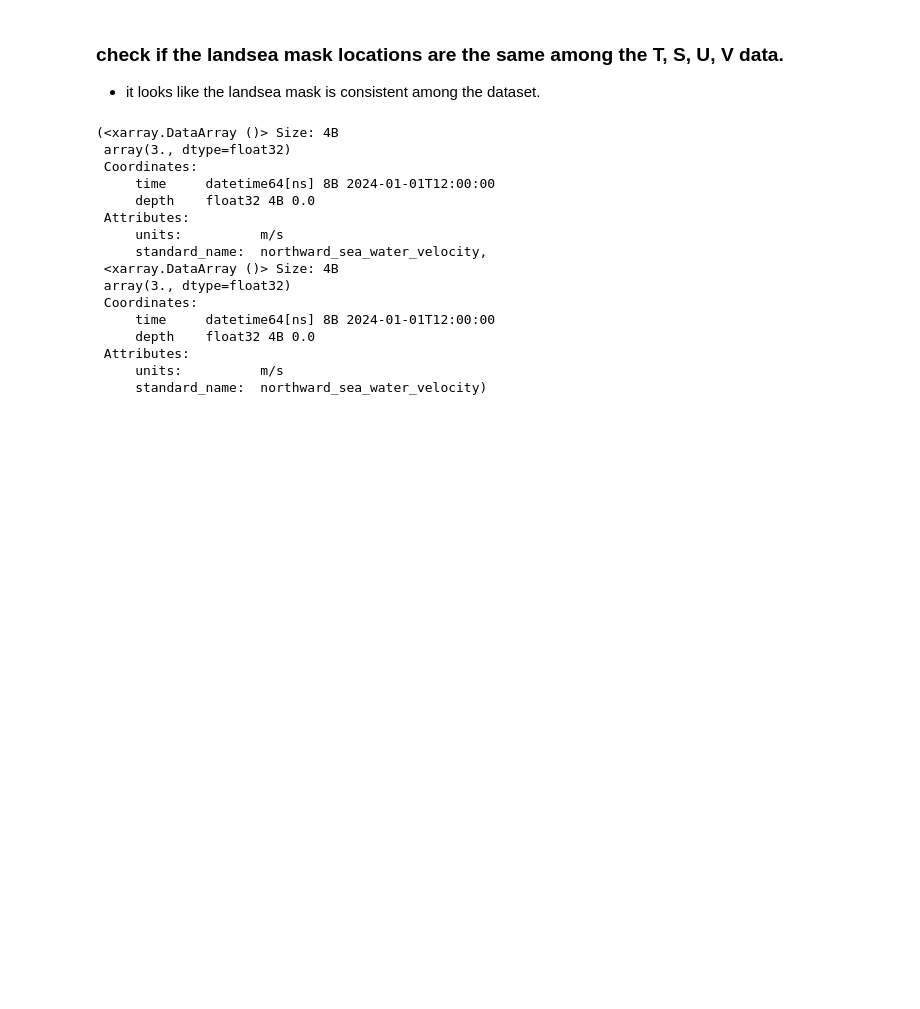
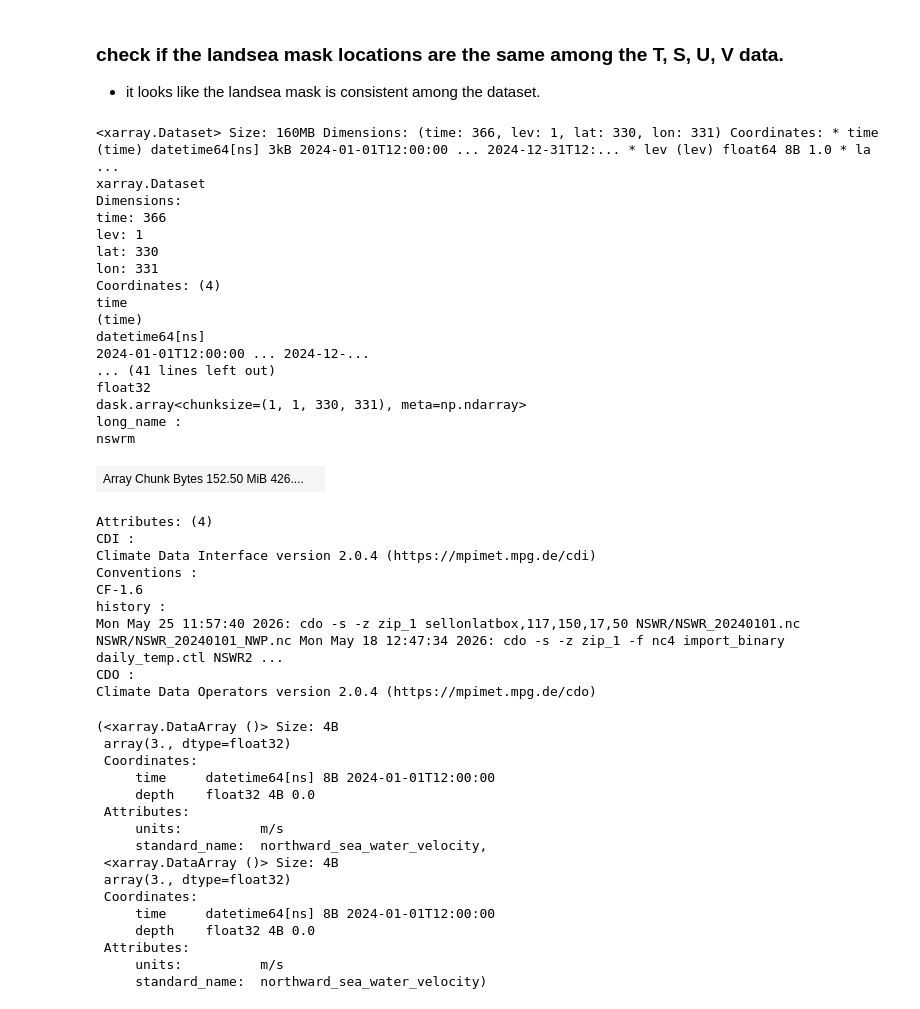
Before and after one commit to hakaseh/py-off-bgc, a Jupyter notebook: preprocess/interpolate_jcope.ipynb, the cells around one changed output. Drawn from its saved outputs; the diff is of its cells as text; code cells hidden in the pictures; blank space fills up the shorter version.

```diff
--- a/preprocess/interpolate_jcope.ipynb
+++ b/preprocess/interpolate_jcope.ipynb
@@ -135,6 +135,36 @@ Interpolation finished!
 # %% [markdown]
 ### check if the landsea mask locations are the same among the T, S, U, V data.
 * it looks like the landsea mask is consistent among the dataset.
+# %%
+xr.open_mfdataset('../input/JCOPE-FGO/nc_sigma/NSWR/NSWR_*_NWP.nc')
+# %% [output]
+<xarray.Dataset> Size: 160MB Dimensions: (time: 366, lev: 1, lat: 330, lon: 331) Coordinates: * time (time) datetime64[ns] 3kB 2024-01-01T12:00:00 ... 2024-12-31T12:... * lev (lev) float64 8B 1.0 * la ...
+xarray.Dataset
+Dimensions:
+time: 366
+lev: 1
+lat: 330
+lon: 331
+Coordinates: (4)
+time
+(time)
+datetime64[ns]
+2024-01-01T12:00:00 ... 2024-12-...
+... (41 lines left out)
+float32
+dask.array<chunksize=(1, 1, 330, 331), meta=np.ndarray>
+long_name :
+nswrm
+| Array Chunk Bytes 152.50 MiB 426.... |  |
+Attributes: (4)
+CDI :
+Climate Data Interface version 2.0.4 (https://mpimet.mpg.de/cdi)
+Conventions :
+CF-1.6
+history :
+Mon May 25 11:57:40 2026: cdo -s -z zip_1 sellonlatbox,117,150,17,50 NSWR/NSWR_20240101.nc NSWR/NSWR_20240101_NWP.nc Mon May 18 12:47:34 2026: cdo -s -z zip_1 -f nc4 import_binary daily_temp.ctl NSWR2 ...
+CDO :
+Climate Data Operators version 2.0.4 (https://mpimet.mpg.de/cdo)
 # %%
 ds_t = xr.open_dataset('/home/hakaseh/data/py-off-bgc/input/JCOPE_FGO/nc_sigma/interp_JCOPE-FGO_NWP_T.nc')
 ds_u = xr.open_dataset('/home/hakaseh/data/py-off-bgc/input/JCOPE_FGO/nc_sigma/interp_JCOPE-FGO_NWP_U.nc')
```
Also changed, not shown: 4 other files.
